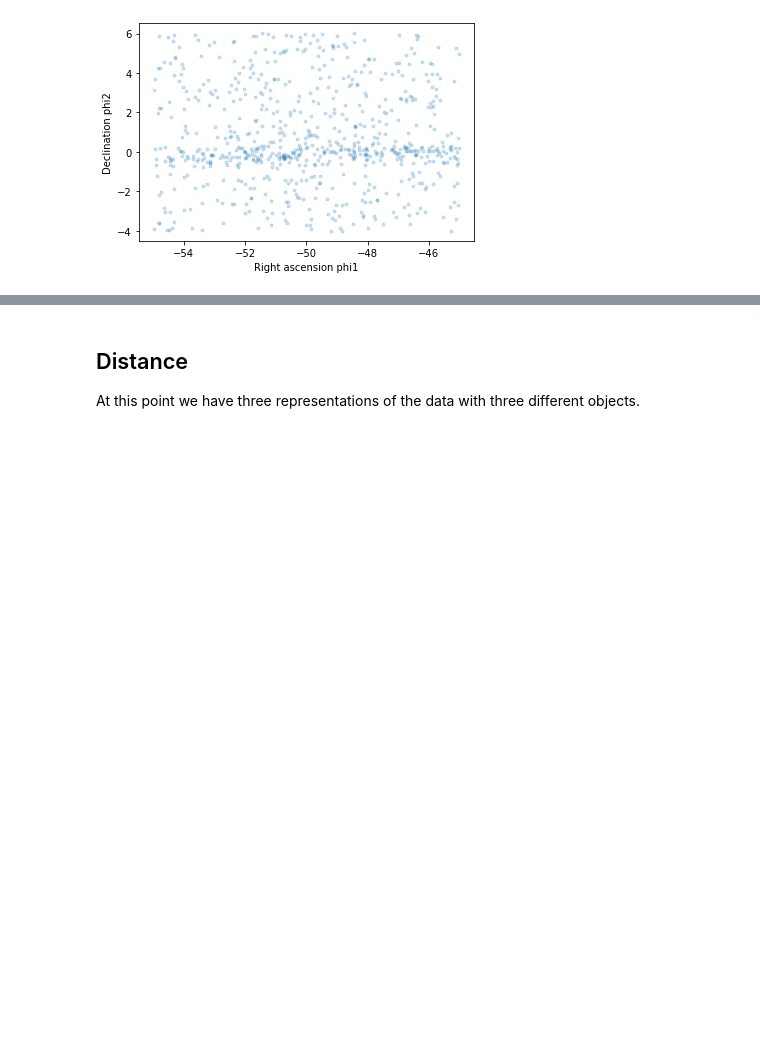
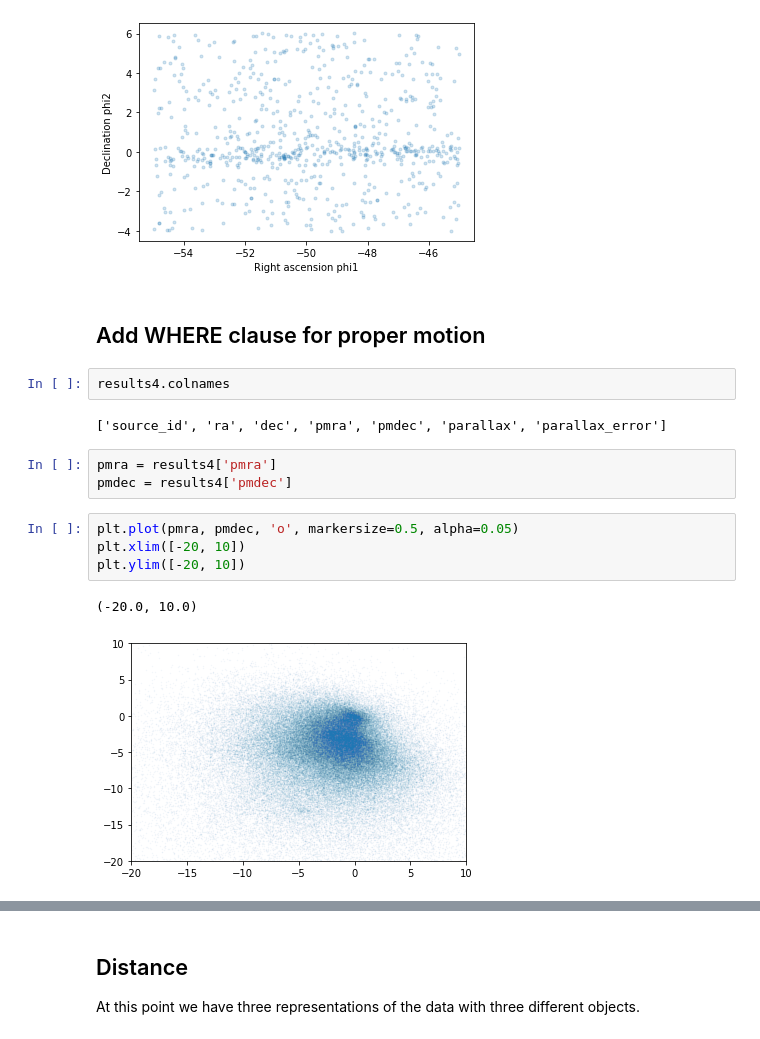
Before and after one commit to AllenDowney/GD1-DR2, a Jupyter notebook: notebooks/01-queries.ipynb, the cells around one changed output, grey strips where cells are left out. Cells and saved outputs as stored; diff of their text form; blank space fills up the shorter version.

```diff
--- a/notebooks/01-queries.ipynb
+++ b/notebooks/01-queries.ipynb
@@ -709,3 +744,19 @@ len(candidates)
 plot_coords(candidates)
 # %% [output]
 [figure]
+# %% [markdown]
+## Add WHERE clause for proper motion
+# %%
+results4.colnames
+# %% [output]
+['source_id', 'ra', 'dec', 'pmra', 'pmdec', 'parallax', 'parallax_error']
+# %%
+pmra = results4['pmra']
+pmdec = results4['pmdec']
+# %%
+plt.plot(pmra, pmdec, 'o', markersize=0.5, alpha=0.05)
+plt.xlim([-20, 10])
+plt.ylim([-20, 10])
+# %% [output]
+(-20.0, 10.0)
+[figure, added]
```
Also changed, not shown: parts of 42 cells of this notebook.
